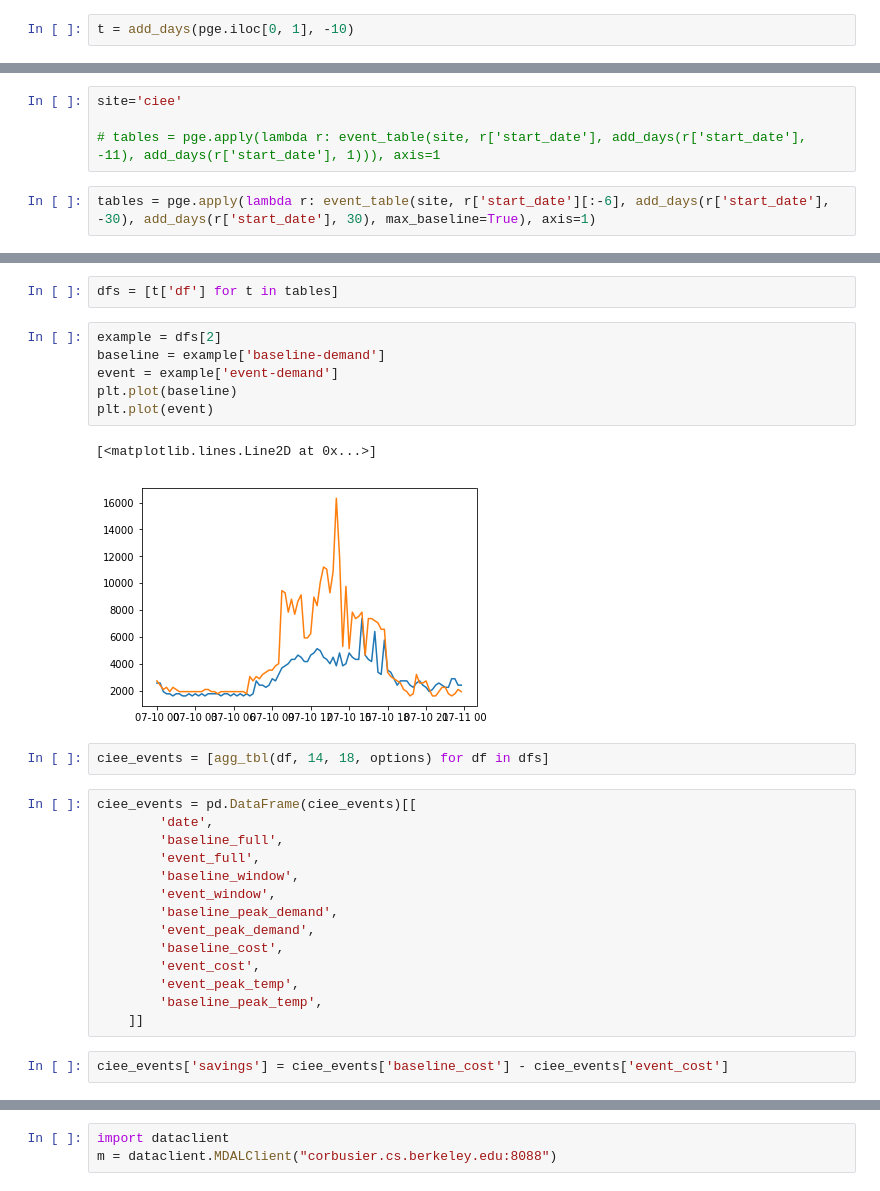
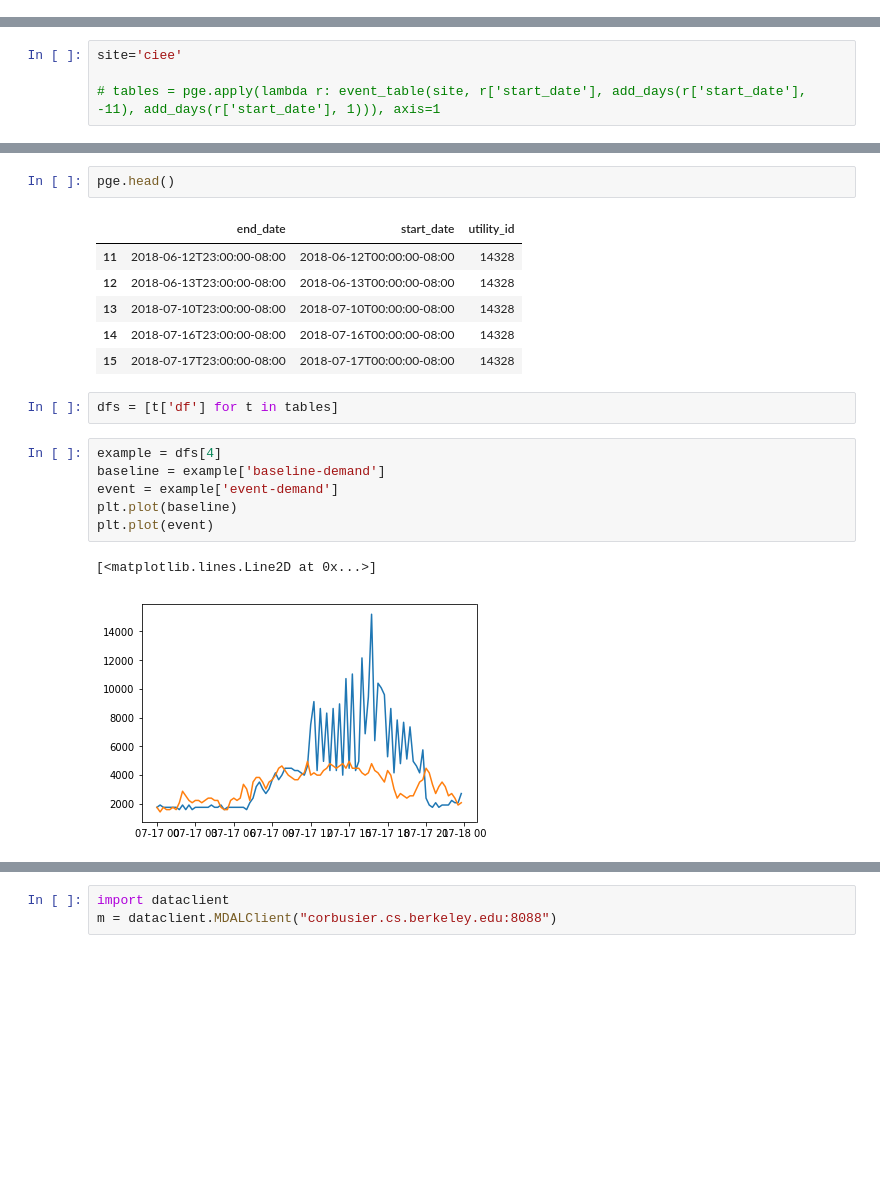
Before and after one commit to jleyden/building-analysis, a Jupyter notebook: src/plot_example.ipynb, the cells around one changed output, grey strips where cells are left out. Saved outputs shown, nothing was run; the diff lists cells and outputs as text; blank space fills up the shorter version.

```diff
--- a/src/plot_example.ipynb
+++ b/src/plot_example.ipynb
@@ -134,2 +91,0 @@ def add_days(dt, days):
-# %%
-t = add_days(pge.iloc[0, 1], -10)
@@ -141,5 +93,3 @@ pge.iloc[0, 1][:-6]
 site='ciee'
 
 # tables = pge.apply(lambda r: event_table(site, r['start_date'], add_days(r['start_date'], -11), add_days(r['start_date'], 1))), axis=1
-# %%
-tables = pge.apply(lambda r: event_table(site, r['start_date'][:-6], add_days(r['start_date'], -30), add_days(r['start_date'], 30), max_baseline=True), axis=1)
@@ -156,29 +96,20 @@ tables = pge.apply(lambda r: event_table(site, r['start_date'][:-6], add_days(r[
+# %%
+pge.head()
+# %% [output]
+|  | end_date | start_date | utility_id |
+| 11 | 2018-06-12T23:00:00-08:00 | 2018-06-12T00:00:00-08:00 | 14328 |
+| 12 | 2018-06-13T23:00:00-08:00 | 2018-06-13T00:00:00-08:00 | 14328 |
+| 13 | 2018-07-10T23:00:00-08:00 | 2018-07-10T00:00:00-08:00 | 14328 |
+| 14 | 2018-07-16T23:00:00-08:00 | 2018-07-16T00:00:00-08:00 | 14328 |
+| 15 | 2018-07-17T23:00:00-08:00 | 2018-07-17T00:00:00-08:00 | 14328 |
 # %%
 dfs = [t['df'] for t in tables]
 # %%
-example = dfs[2]
+example = dfs[4]
 baseline = example['baseline-demand']
 event = example['event-demand']
 plt.plot(baseline)
 plt.plot(event)
 # %% [output]
 [<matplotlib.lines.Line2D at 0x...>]
-[figure, old version]
+[figure, new version]
-# %%
-ciee_events = [agg_tbl(df, 14, 18, options) for df in dfs]
-# %%
-ciee_events = pd.DataFrame(ciee_events)[[
-        'date',
-        'baseline_full',
-        'event_full',
-        'baseline_window',
-        'event_window',
-        'baseline_peak_demand',
-        'event_peak_demand',
-        'baseline_cost',
-        'event_cost',
-        'event_peak_temp',
-        'baseline_peak_temp',
-    ]]
-# %%
-ciee_events['savings'] = ciee_events['baseline_cost'] - ciee_events['event_cost']
```
Also changed, not shown: parts of 25 cells of this notebook, 3 other files.
